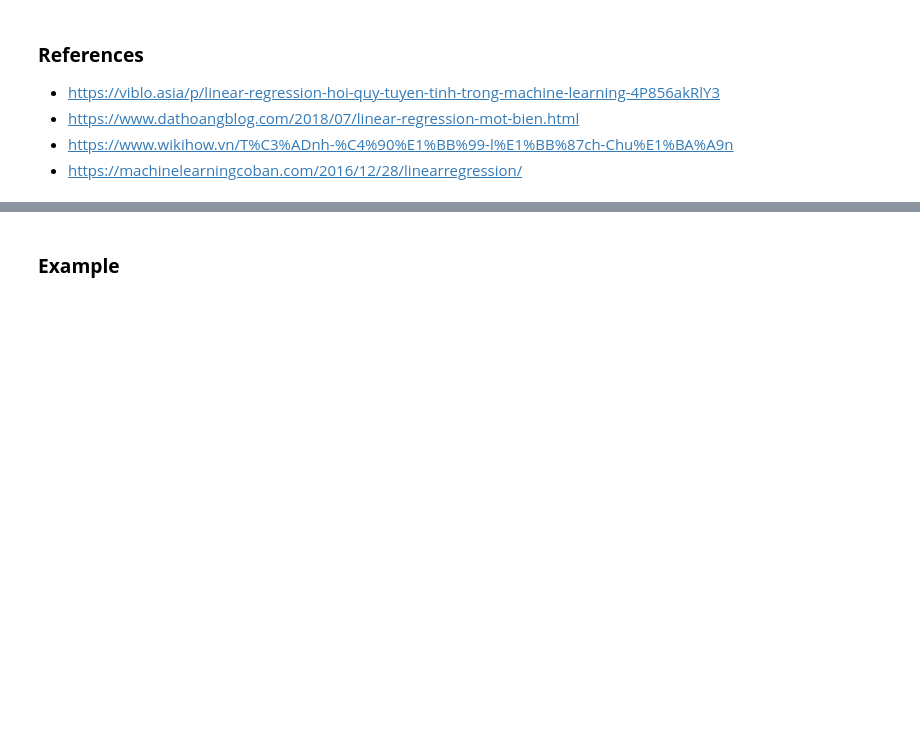
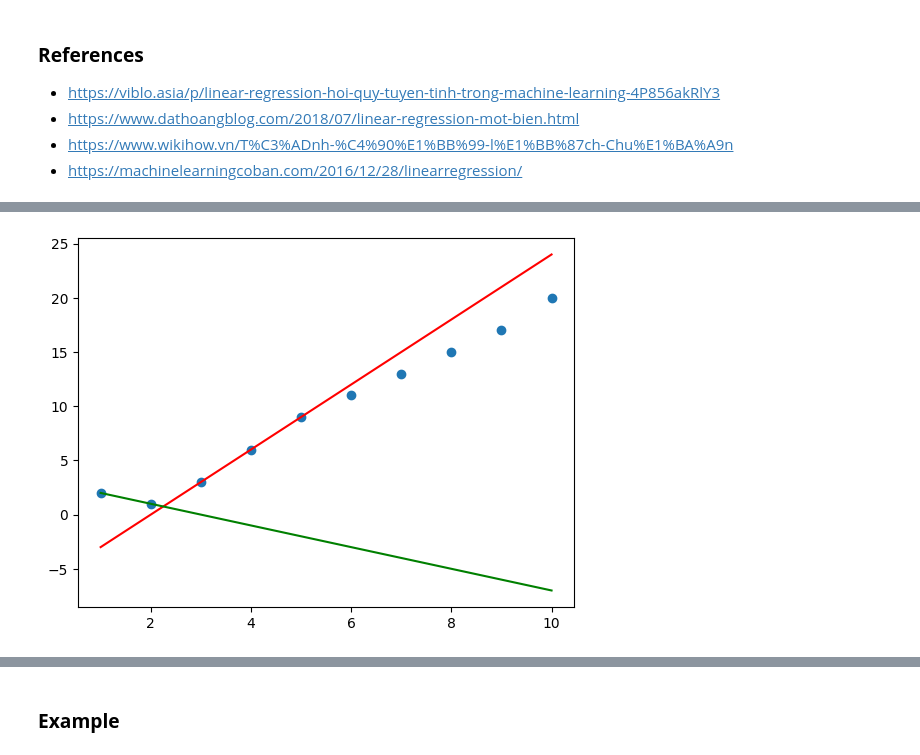
Before and after one commit to tannguyen-96/ai-practice, a Jupyter notebook: algorithms/linear rergression/linear-regression.ipynb, the cells around one changed output, grey strips where cells are left out. Cells and saved outputs as stored; diff of their text form; code cells hidden in the pictures; blank space fills up the shorter version.

```diff
--- a/linear-regression.ipynb
+++ b/algorithms/linear rergression/linear-regression.ipynb
@@ -6,0 +9,7 @@
+# %%
+import pandas as pd
+import numpy as np
+import matplotlib.pyplot as plt
+import math as m
+
+test_data = pd.read_csv('./dataset/test-data.csv')
@@ -6,0 +41,20 @@
+# %%
+# select 2 random points
+sample_data = test_data[['x']].copy()
+sample_data['y'] = sample_data.apply(lambda row: 3 * row['x'] - 6, axis=1)
+
+# solve simultaneous equation p1(1,2), p2(2,1)
+# => 2 = a + b
+# => 1 = 2a + b
+A = [[1,1], [2,1]]
+B = [2,1]
+res = np.linalg.solve(A,B)
+sample_data_1 = test_data[['x']].copy()
+sample_data_1['y'] = sample_data_1.apply(lambda row: res[0] * row['x'] + res[1], axis=1)
+
+plt.scatter(test_data['x'], test_data['y'])
+plt.plot(sample_data['x'], sample_data['y'], c='red')
+plt.plot(sample_data_1['x'], sample_data_1['y'], c='green')
+plt.show()
+# %% [output]
+[figure, added]
```
Also changed, not shown: parts of 7 cells of this notebook, 4 other files.
